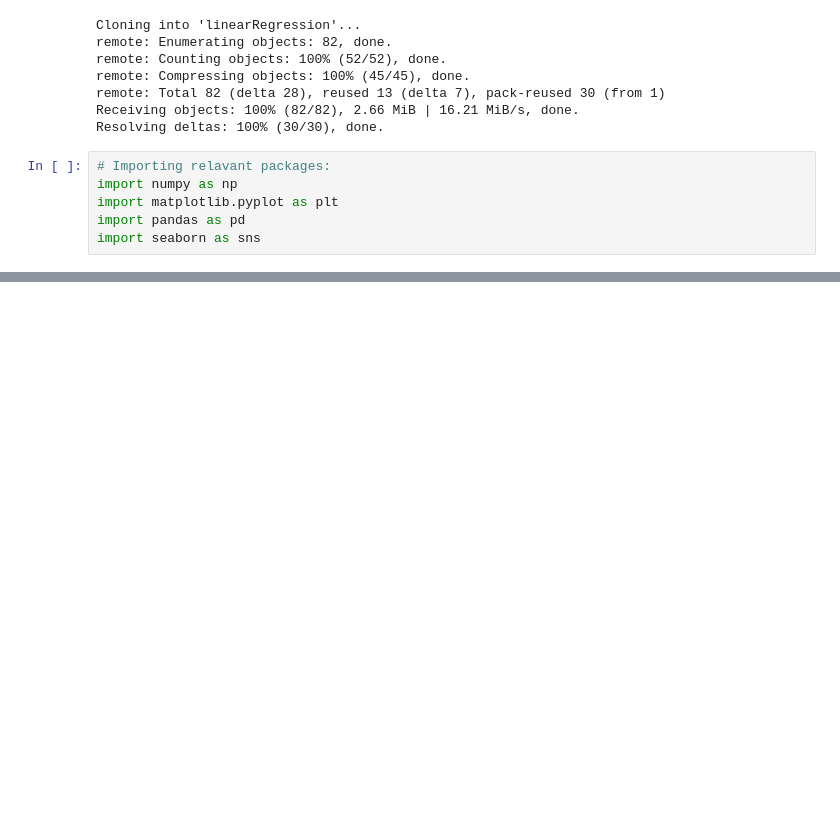
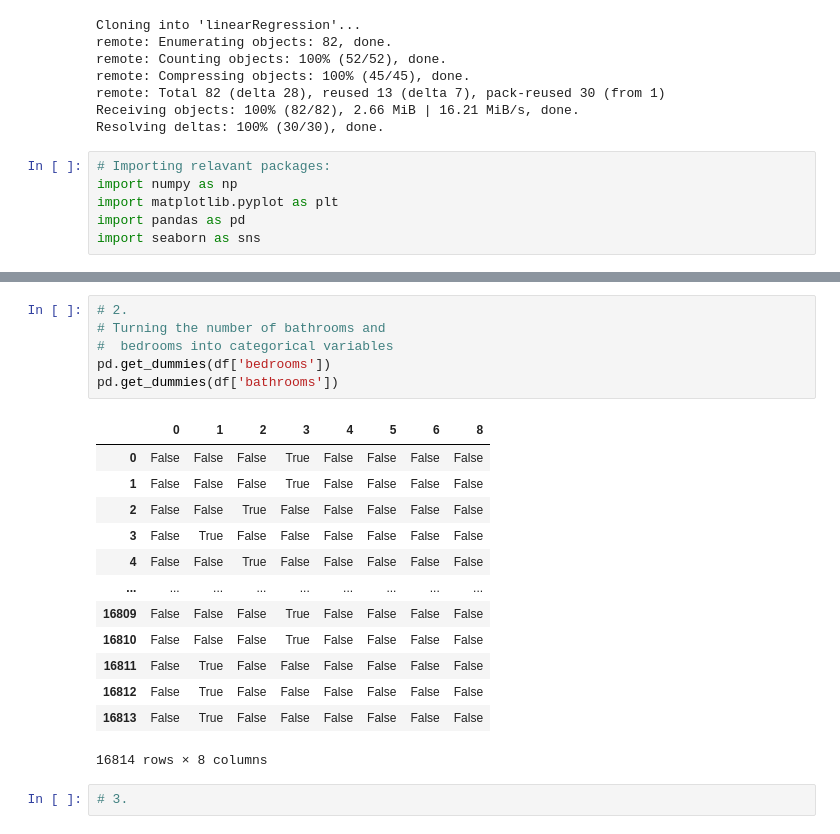
Before and after one commit to Troy-S-Meink/linearRegression, a Jupyter notebook: 04_hedonic_pricing/04_hedonic_pricing.ipynb, the cells around one changed output, grey strips where cells are left out. Drawn from its saved outputs; the diff is of its cells as text; blank space fills up the shorter version.

```diff
--- a/04_hedonic_pricing/04_hedonic_pricing.ipynb
+++ b/04_hedonic_pricing/04_hedonic_pricing.ipynb
@@ -44,0 +120,22 @@ df.head()
+# %%
+# 2.
+# Turning the number of bathrooms and
+#  bedrooms into categorical variables
+pd.get_dummies(df['bedrooms'])
+pd.get_dummies(df['bathrooms'])
+# %% [output]
+|  | 0 | 1 | 2 | 3 | 4 | 5 | 6 | 8 |
+| 0 | False | False | False | True | False | False | False | False |
+| 1 | False | False | False | True | False | False | False | False |
+| 2 | False | False | True | False | False | False | False | False |
+| 3 | False | True | False | False | False | False | False | False |
+| 4 | False | False | True | False | False | False | False | False |
+| ... | ... | ... | ... | ... | ... | ... | ... | ... |
+| 16809 | False | False | False | True | False | False | False | False |
+| 16810 | False | False | False | True | False | False | False | False |
+| 16811 | False | True | False | False | False | False | False | False |
+| 16812 | False | True | False | False | False | False | False | False |
+| 16813 | False | True | False | False | False | False | False | False |
+16814 rows × 8 columns
+# %%
+# 3.
```
Also changed, not shown: parts of 5 cells of this notebook.
